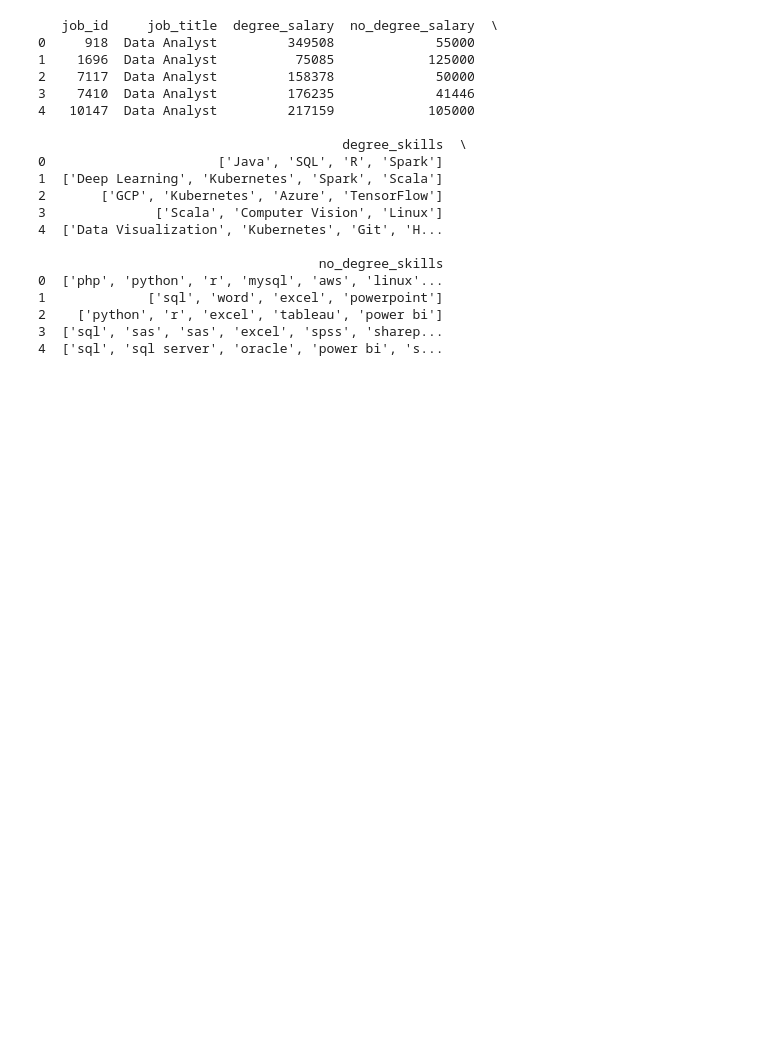
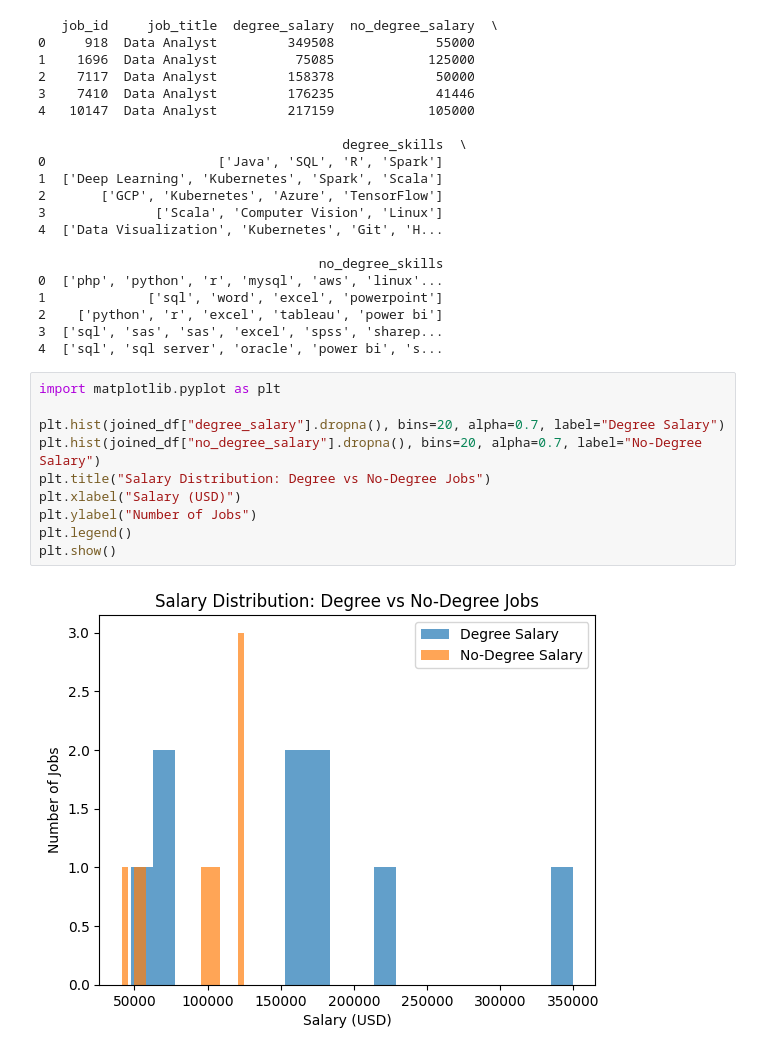
Before and after one commit to Wyparks04/Degree_Impact_On_Data_Analyst_Salaries, a Jupyter notebook: create_SQLite_database.ipynb, the cells around one changed output. Drawn from its saved outputs; the diff is of its cells as text; blank space fills up the shorter version.

Commit message:
created a few visualizations

```diff
--- a/create_SQLite_database.ipynb
+++ b/create_SQLite_database.ipynb
@@ -330,3 +330,15 @@ print(joined_jobs.head())
 2    ['python', 'r', 'excel', 'tableau', 'power bi']
 3  ['sql', 'sas', 'sas', 'excel', 'spss', 'sharep...
 4  ['sql', 'sql server', 'oracle', 'power bi', 's...
+# %%
+import matplotlib.pyplot as plt
+
+plt.hist(joined_df["degree_salary"].dropna(), bins=20, alpha=0.7, label="Degree Salary")
+plt.hist(joined_df["no_degree_salary"].dropna(), bins=20, alpha=0.7, label="No-Degree Salary")
+plt.title("Salary Distribution: Degree vs No-Degree Jobs")
+plt.xlabel("Salary (USD)")
+plt.ylabel("Number of Jobs")
+plt.legend()
+plt.show()
+# %% [output]
+[figure, added]
```
Also changed, not shown: parts of 2 cells of this notebook.
